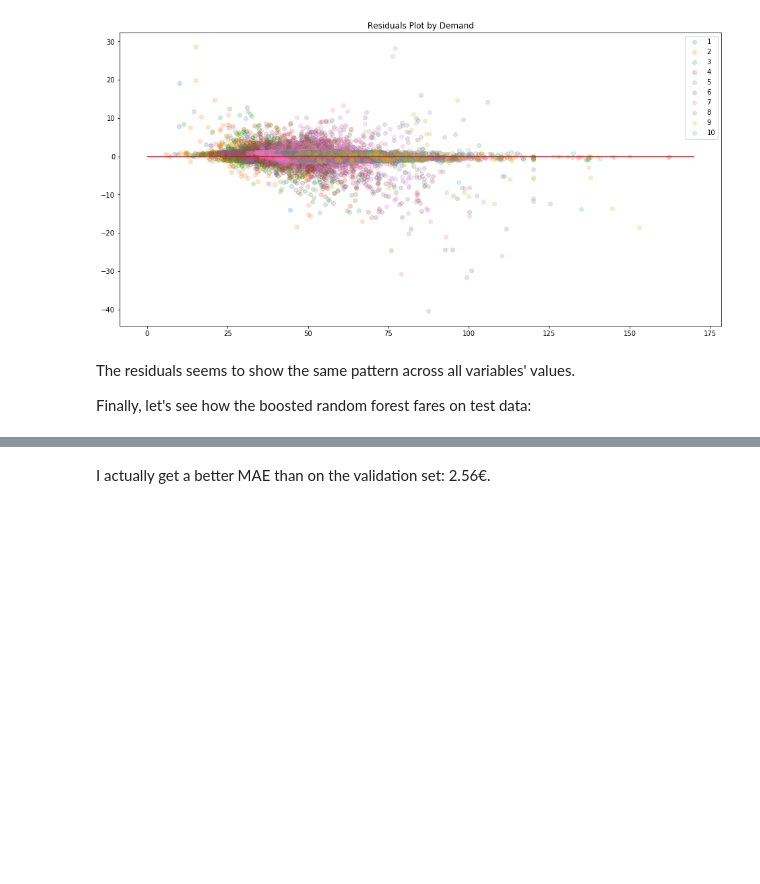
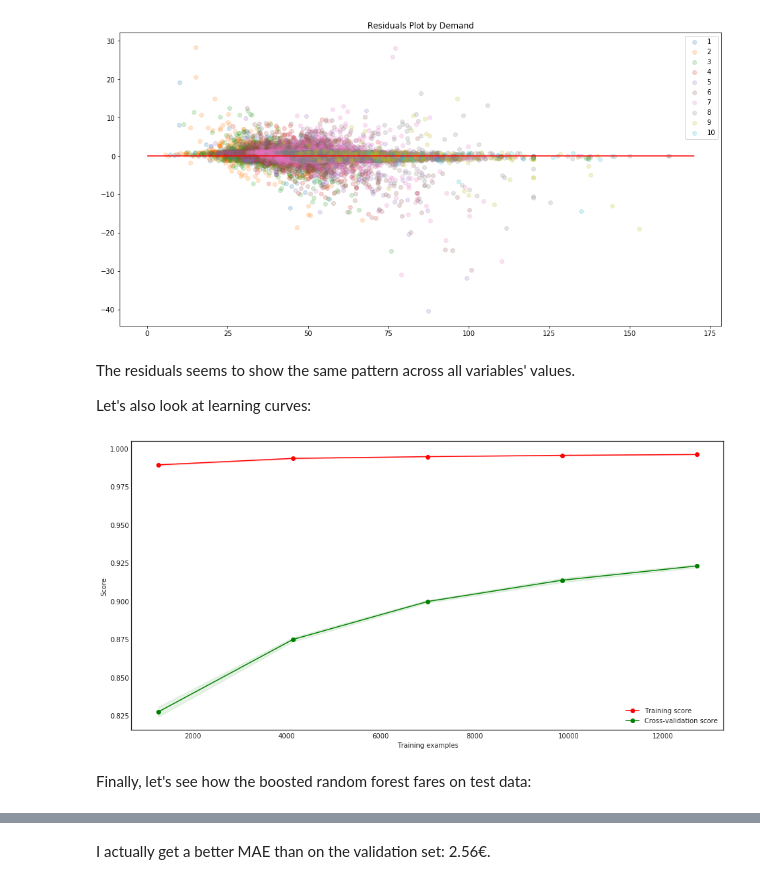
Before and after one commit to aleph314/Projects, a Jupyter notebook: Predictive Modeling/notebooks/5.0-Model.ipynb, the cells around one changed output, grey strips where cells are left out. Drawn from its saved outputs; the diff is of its cells as text; code cells hidden in the pictures; blank space fills up the shorter version.

```diff
--- a/Predictive Modeling/notebooks/5.0-Model.ipynb
+++ b/Predictive Modeling/notebooks/5.0-Model.ipynb
@@ -95,6 +95,7 @@ def learning_plot(model, X, y, train_sizes=np.linspace(.1, 1.0, 5)):
         ax.set_xlabel('Training examples')
         ax.set_ylabel('Score')
         ax.legend()
+    return fig
 # %%
 def evaluate_model(model, X, y, cv=5, random_state=7, importances=True):
     '''
@@ -980,9 +981,16 @@ ax.legend();
 # fig.savefig('../reports/figures/res_forest_by_demand.png');
 # %% [output]
 [figure]
+# %% [markdown]
+The residuals seems to show the same pattern across all variables' values.
+
+Let's also look at learning curves:
+# %%
+lp = learning_plot(ada, Xtrain2, ytrain)
+# lp.savefig('../reports/figures/learning_curves.png');
+# %% [output]
+[figure, added]
 # %% [markdown]
-The residuals seems to show the same pattern across all variables' values.
-
 Finally, let's see how the boosted random forest fares on test data:
 # %%
 Xtest2 = Xtest[['italy', 'AUST-XAUS', 'BRNN-SUD', 'BSP-SLOV', 'CNOR-CORS', 'CNOR-CSUD', 'CNOR-NORD',
```
Also changed, not shown: parts of 26 cells of this notebook, 13 other files.
